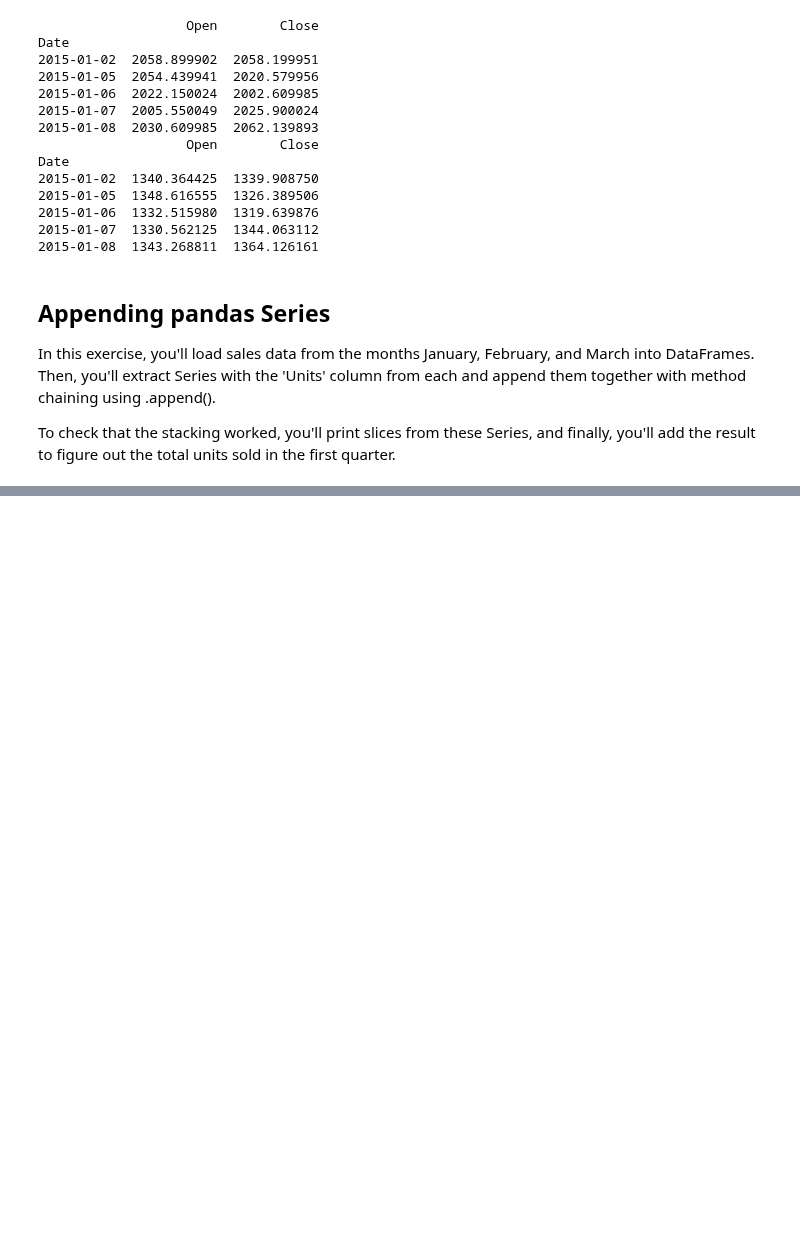
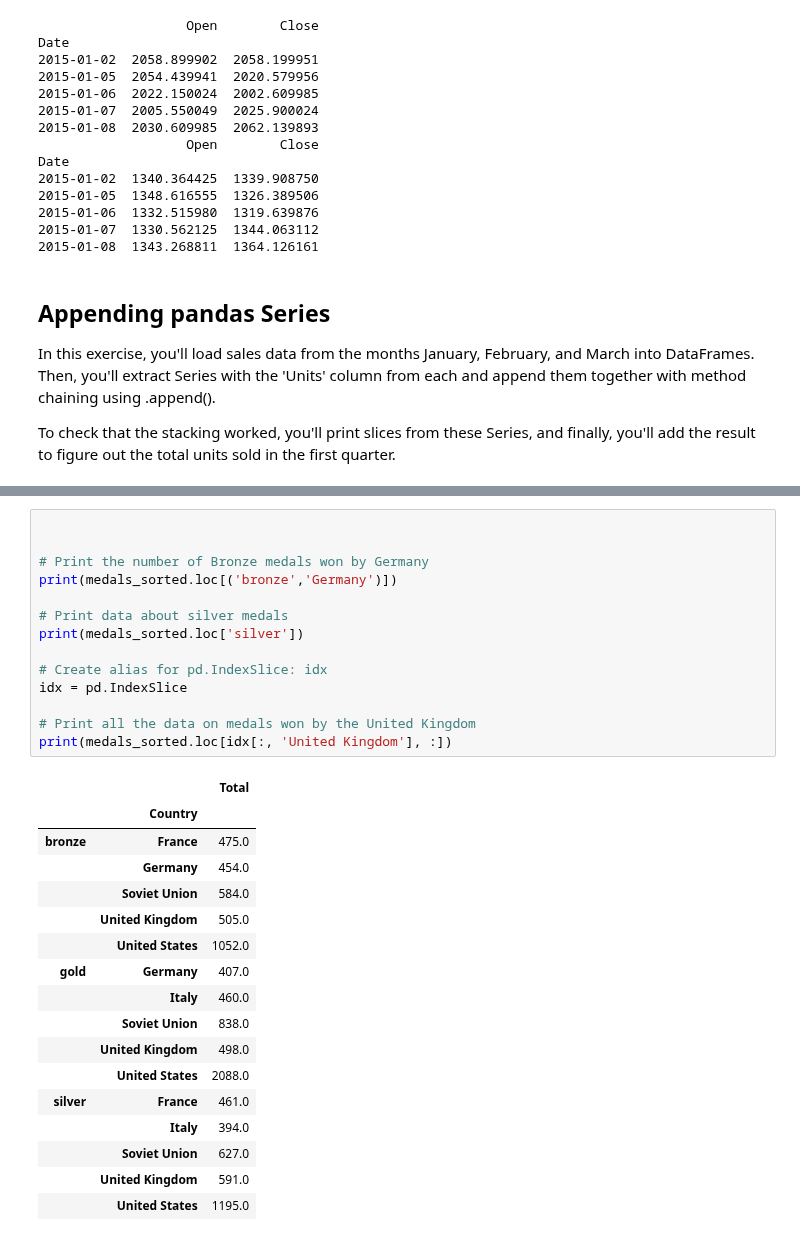
Before and after one commit to cyrsis/TensorflowPY36CPU, a Jupyter notebook: _1_PythonBasic/Pandas/MergingDataFramePandas.ipynb, the cells around one changed output, grey strips where cells are left out. Saved outputs shown, nothing was run; the diff lists cells and outputs as text; blank space fills up the shorter version.

```diff
--- a/_1_PythonBasic/Pandas/MergingDataFramePandas.ipynb
+++ b/_1_PythonBasic/Pandas/MergingDataFramePandas.ipynb
@@ -530,0 +782,32 @@ Name: Units, dtype: int64
+# %%
+
+
+# Print the number of Bronze medals won by Germany
+print(medals_sorted.loc[('bronze','Germany')])
+
+# Print data about silver medals
+print(medals_sorted.loc['silver'])
+
+# Create alias for pd.IndexSlice: idx
+idx = pd.IndexSlice
+
+# Print all the data on medals won by the United Kingdom
+print(medals_sorted.loc[idx[:, 'United Kingdom'], :])
+# %% [output]
+|  |  | Total |
+|  | Country |  |
+| bronze | France | 475.0 |
+|  | Germany | 454.0 |
+|  | Soviet Union | 584.0 |
+|  | United Kingdom | 505.0 |
+|  | United States | 1052.0 |
+| gold | Germany | 407.0 |
+|  | Italy | 460.0 |
+|  | Soviet Union | 838.0 |
+|  | United Kingdom | 498.0 |
+|  | United States | 2088.0 |
+| silver | France | 461.0 |
+|  | Italy | 394.0 |
+|  | Soviet Union | 627.0 |
+|  | United Kingdom | 591.0 |
+|  | United States | 1195.0 |
```
Also changed, not shown: parts of 49 cells of this notebook, 8 other files.
